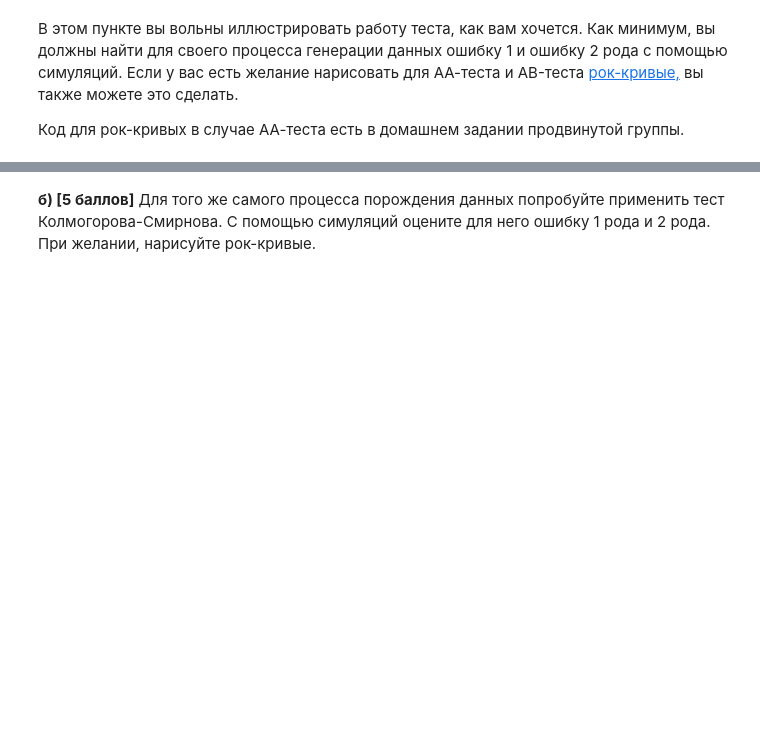
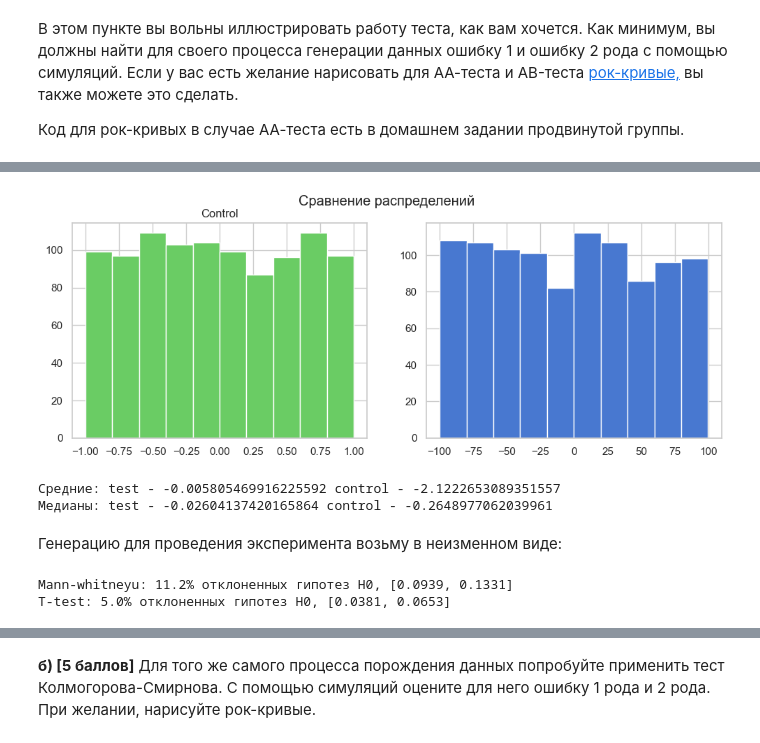
Before and after one commit to IYuminov/yet_another_matstat_course, a Jupyter notebook: hw_2024/yam_base_hw02-die_hard.ipynb, the cells around one changed output, grey strips where cells are left out. Drawn from its saved outputs; the diff is of its cells as text; code cells hidden in the pictures; blank space fills up the shorter version.

```diff
--- a/hw_2024/yam_base_hw02-die_hard.ipynb
+++ b/hw_2024/yam_base_hw02-die_hard.ipynb
@@ -825,0 +793,55 @@ T-test LESS power: 0.0, [0.0, 0.0004]
+# %%
+np.random.seed(7)
+test = sts.uniform(loc=-1, scale=2).rvs(1000)
+control = sts.uniform(loc=-100, scale=200).rvs(1000)
+
+fig, axs = plt.subplots(1, 2, figsize=(12, 4))
+fig.suptitle('Сравнение распределений')
+axs[0].hist(test, color= 'g')
+axs[0].set_title('Test')
+axs[1].hist(control)
+axs[0].set_title('Сontrol')
+plt.show()
+
+print('Средние:', 'test -', np.mean(test, axis=0), 'control -', np.mean(control, axis=0))
+print('Медианы:', 'test -', np.median(test, axis=0), 'control -', np.median(control, axis = 0))
+# %% [output]
+[figure, added]
+Средние: test - -0.005805469916225592 control - -2.1222653089351557
+Медианы: test - -0.02604137420165864 control - -0.2648977062039961
+# %% [markdown]
+Генерацию для проведения эксперимента возьму в неизменном виде:
+# %%
+from statsmodels.stats.proportion import proportion_confint
+# Заводим счетчики количества отвергнутых гипотез для Манна-Уитни и для t-test
+mann_bad_cnt = 0
+ttest_bad_cnt = 0
+
+# Прогоняем критерии 1000 раз
+sz = 1000
+for i in range(sz):
+    # Генерируем распределение
+    test = sts.uniform(loc=-1, scale=2).rvs(1000) # U[-1, 1]
+    control = sts.uniform(loc=-100, scale=200).rvs(1000) # U[-100, 100]
+
+    # Считаем pvalue
+    mann_pvalue = sts.mannwhitneyu(control, test, alternative='two-sided').pvalue
+    ttest_pvalue = sts.ttest_ind(control, test, alternative='two-sided').pvalue
+
+    # отвергаем критерий на уровне 5%
+    if mann_pvalue < 0.05:
+        mann_bad_cnt += 1
+
+    if ttest_pvalue < 0.05:
+        ttest_bad_cnt += 1
+
+# Строим доверительный интервал для уровня значимости критерия (или для FPR критерия)
+left_mann_level, right_mann_level = proportion_confint(count = mann_bad_cnt, nobs = sz, alpha=0.05, method='wilson')
+left_ttest_level, right_ttest_level = proportion_confint(count = ttest_bad_cnt, nobs = sz, alpha=0.05, method='wilson')
+
+# Выводим результаты
+print(f"Mann-whitneyu: {round(mann_bad_cnt / sz * 100, 1)}% отклоненных гипотез H0, [{round(left_mann_level, 4)}, {round(right_mann_level, 4)}]")
+print(f"T-test: {round(ttest_bad_cnt / sz * 100, 1)}% отклоненных гипотез H0, [{round(left_ttest_level, 4)}, {round(right_ttest_level, 4)}]")
+# %% [output]
+Mann-whitneyu: 11.2% отклоненных гипотез H0, [0.0939, 0.1331]
+T-test: 5.0% отклоненных гипотез H0, [0.0381, 0.0653]
```
Also changed, not shown: parts of 14 cells of this notebook.
